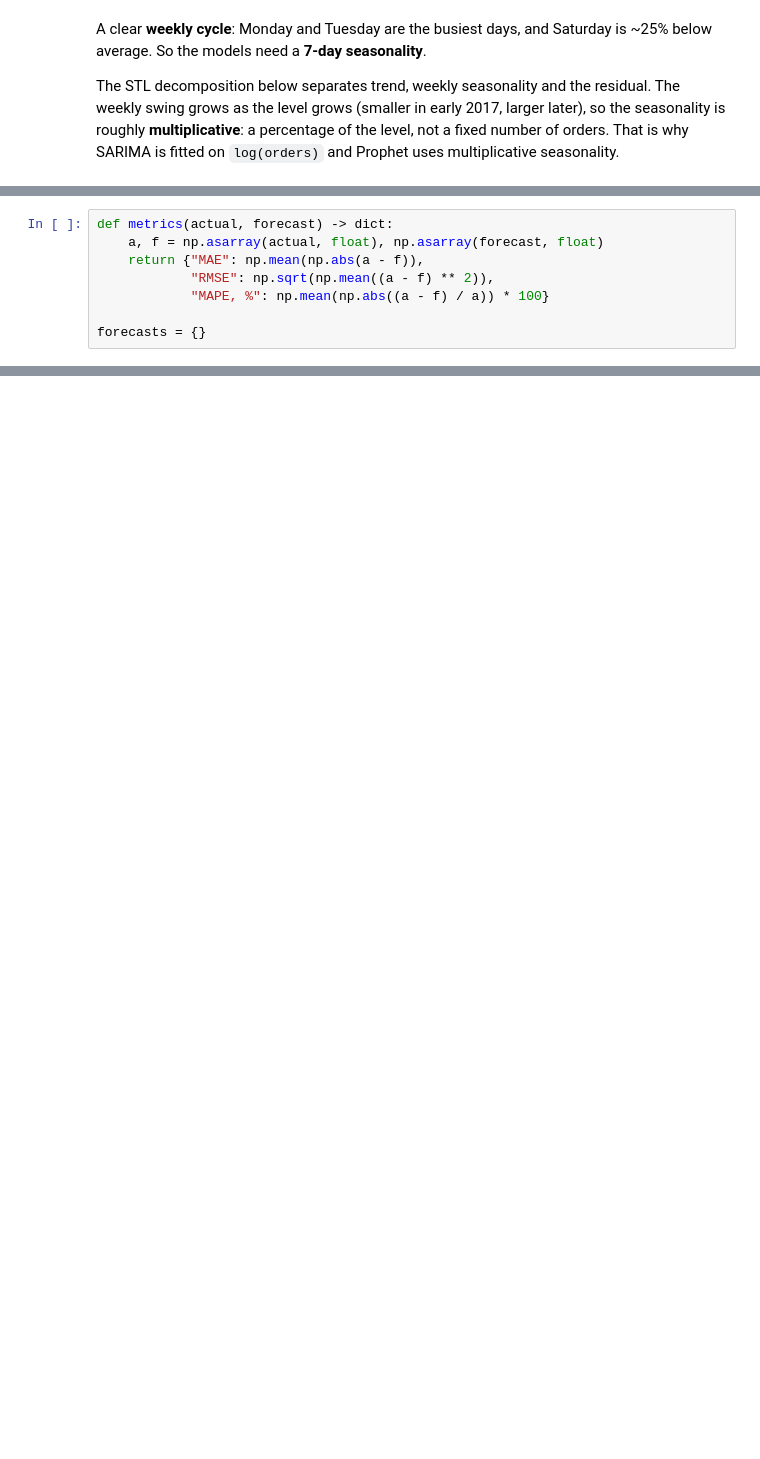
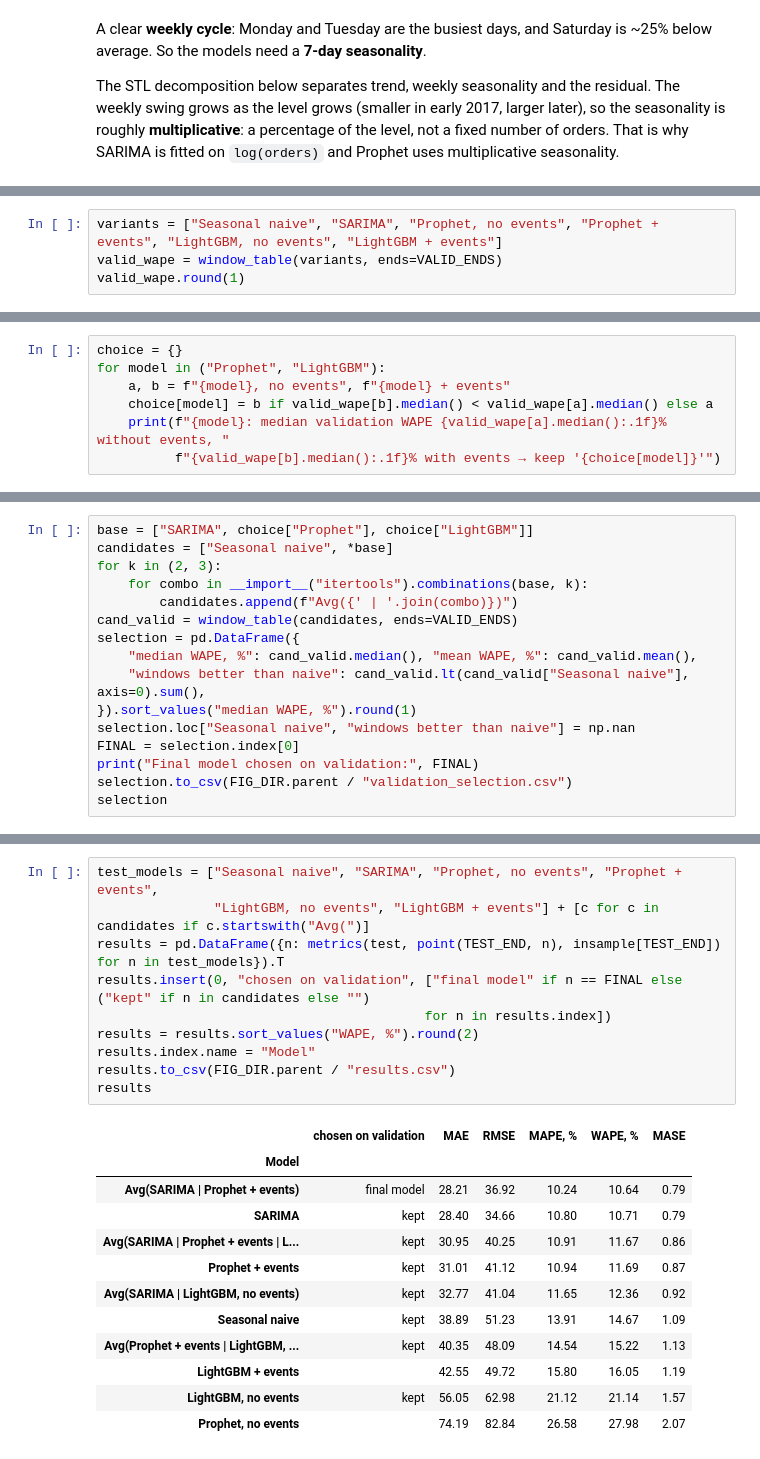
Before and after one commit to emiliaismailova3/sales-demand-forecasting, a Jupyter notebook: notebooks/forecasting.ipynb, the cells around one changed output, grey strips where cells are left out. Saved outputs shown, nothing was run; the diff lists cells and outputs as text; blank space fills up the shorter version.

```diff
--- a/notebooks/forecasting.ipynb
+++ b/notebooks/forecasting.ipynb
@@ -280,8 +250,0 @@ Test:  2018-07-24 → 2018-08-20 (28 days), mean 265 orders/day, min 175
-# %%
-def metrics(actual, forecast) -> dict:
-    a, f = np.asarray(actual, float), np.asarray(forecast, float)
-    return {"MAE": np.mean(np.abs(a - f)),
-            "RMSE": np.sqrt(np.mean((a - f) ** 2)),
-            "MAPE, %": np.mean(np.abs((a - f) / a)) * 100}
-
-forecasts = {}
@@ -652,0 +511,4 @@ fig.tight_layout(); fig.savefig(FIG_DIR / "08_backtest.png", dpi=150); plt.show(
+# %%
+variants = ["Seasonal naive", "SARIMA", "Prophet, no events", "Prophet + events", "LightGBM, no events", "LightGBM + events"]
+valid_wape = window_table(variants, ends=VALID_ENDS)
+valid_wape.round(1)
@@ -652,0 +525,7 @@ fig.tight_layout(); fig.savefig(FIG_DIR / "08_backtest.png", dpi=150); plt.show(
+# %%
+choice = {}
+for model in ("Prophet", "LightGBM"):
+    a, b = f"{model}, no events", f"{model} + events"
+    choice[model] = b if valid_wape[b].median() < valid_wape[a].median() else a
+    print(f"{model}: median validation WAPE {valid_wape[a].median():.1f}% without events, "
+          f"{valid_wape[b].median():.1f}% with events → keep '{choice[model]}'")
@@ -652,0 +541,16 @@ fig.tight_layout(); fig.savefig(FIG_DIR / "08_backtest.png", dpi=150); plt.show(
+# %%
+base = ["SARIMA", choice["Prophet"], choice["LightGBM"]]
+candidates = ["Seasonal naive", *base]
+for k in (2, 3):
+    for combo in __import__("itertools").combinations(base, k):
+        candidates.append(f"Avg({' | '.join(combo)})")
+cand_valid = window_table(candidates, ends=VALID_ENDS)
+selection = pd.DataFrame({
+    "median WAPE, %": cand_valid.median(), "mean WAPE, %": cand_valid.mean(),
+    "windows better than naive": cand_valid.lt(cand_valid["Seasonal naive"], axis=0).sum(),
+}).sort_values("median WAPE, %").round(1)
+selection.loc["Seasonal naive", "windows better than naive"] = np.nan
+FINAL = selection.index[0]
+print("Final model chosen on validation:", FINAL)
+selection.to_csv(FIG_DIR.parent / "validation_selection.csv")
+selection
@@ -652,0 +592,23 @@ fig.tight_layout(); fig.savefig(FIG_DIR / "08_backtest.png", dpi=150); plt.show(
+# %%
+test_models = ["Seasonal naive", "SARIMA", "Prophet, no events", "Prophet + events",
+               "LightGBM, no events", "LightGBM + events"] + [c for c in candidates if c.startswith("Avg(")]
+results = pd.DataFrame({n: metrics(test, point(TEST_END, n), insample[TEST_END]) for n in test_models}).T
+results.insert(0, "chosen on validation", ["final model" if n == FINAL else ("kept" if n in candidates else "")
+                                          for n in results.index])
+results = results.sort_values("WAPE, %").round(2)
+results.index.name = "Model"
+results.to_csv(FIG_DIR.parent / "results.csv")
+results
+# %% [output]
+|  | chosen on validation | MAE | RMSE | MAPE, % | WAPE, % | MASE |
+| Model |  |  |  |  |  |  |
+| Avg(SARIMA | Prophet + events) | final model | 28.21 | 36.92 | 10.24 | 10.64 | 0.79 |
+| SARIMA | kept | 28.40 | 34.66 | 10.80 | 10.71 | 0.79 |
+| Avg(SARIMA | Prophet + events | L... | kept | 30.95 | 40.25 | 10.91 | 11.67 | 0.86 |
+| Prophet + events | kept | 31.01 | 41.12 | 10.94 | 11.69 | 0.87 |
+| Avg(SARIMA | LightGBM, no events) | kept | 32.77 | 41.04 | 11.65 | 12.36 | 0.92 |
+| Seasonal naive | kept | 38.89 | 51.23 | 13.91 | 14.67 | 1.09 |
+| Avg(Prophet + events | LightGBM, ... | kept | 40.35 | 48.09 | 14.54 | 15.22 | 1.13 |
+| LightGBM + events |  | 42.55 | 49.72 | 15.80 | 16.05 | 1.19 |
+| LightGBM, no events | kept | 56.05 | 62.98 | 21.12 | 21.14 | 1.57 |
+| Prophet, no events |  | 74.19 | 82.84 | 26.58 | 27.98 | 2.07 |
```
Also changed, not shown: parts of 66 cells of this notebook, 18 other files.
